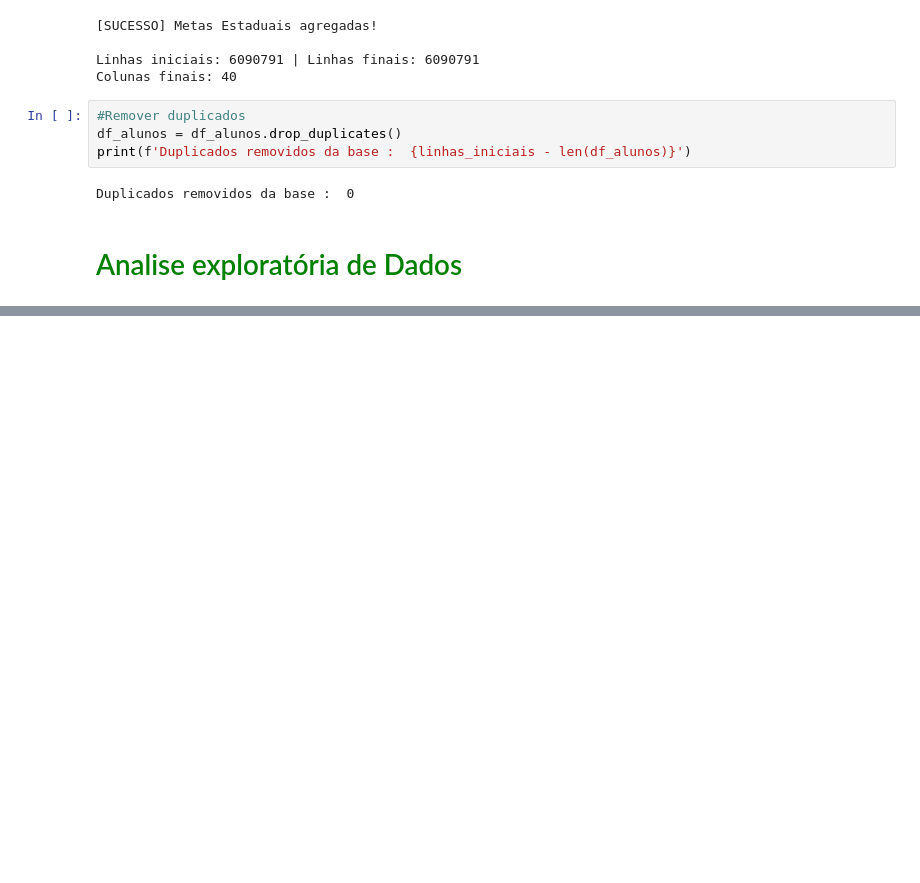
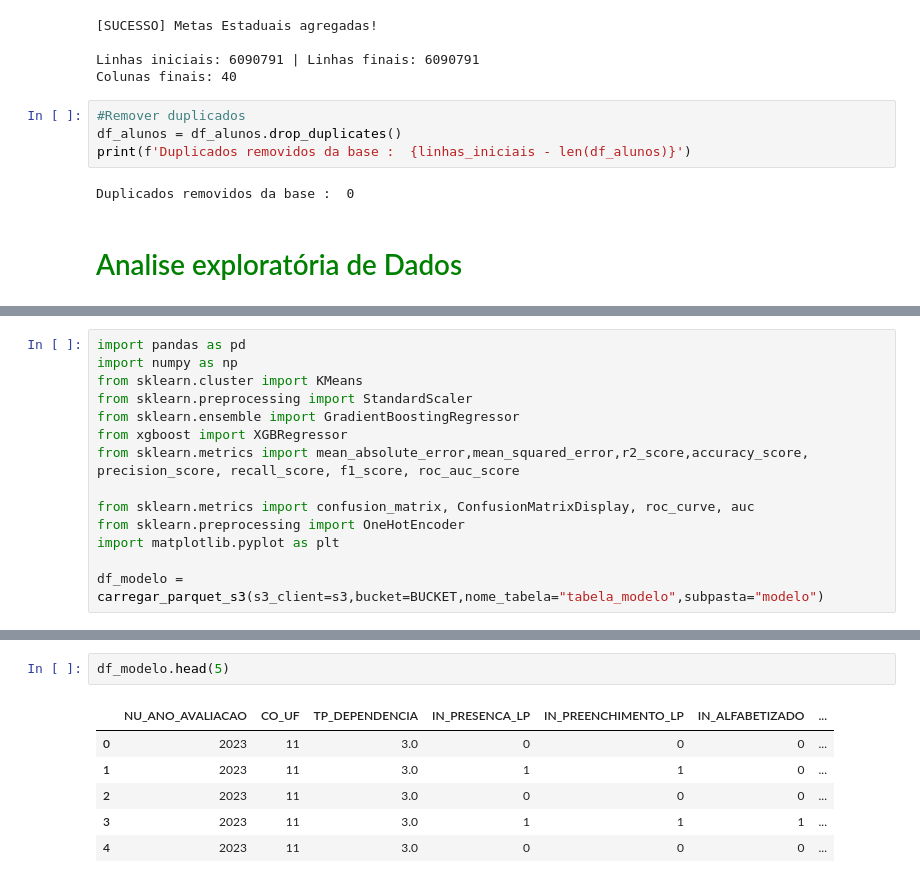
Before and after one commit to LucasRuizMartins/fiap_tech_challenge_03, a Jupyter notebook: notebooks/01 - pipeline.ipynb, the cells around one changed output, grey strips where cells are left out. Saved outputs shown, nothing was run; the diff lists cells and outputs as text; blank space fills up the shorter version.

```diff
--- a/notebooks/01 - pipeline.ipynb
+++ b/notebooks/01 - pipeline.ipynb
@@ -373,0 +243,14 @@ plt.show()
+# %%
+import pandas as pd
+import numpy as np
+from sklearn.cluster import KMeans
+from sklearn.preprocessing import StandardScaler
+from sklearn.ensemble import GradientBoostingRegressor
+from xgboost import XGBRegressor
+from sklearn.metrics import mean_absolute_error,mean_squared_error,r2_score,accuracy_score, precision_score, recall_score, f1_score, roc_auc_score
+
+from sklearn.metrics import confusion_matrix, ConfusionMatrixDisplay, roc_curve, auc
+from sklearn.preprocessing import OneHotEncoder
+import matplotlib.pyplot as plt
+
+df_modelo = carregar_parquet_s3(s3_client=s3,bucket=BUCKET,nome_tabela="tabela_modelo",subpasta="modelo")
@@ -373,0 +301,9 @@ plt.show()
+# %%
+df_modelo.head(5)
+# %% [output]
+|  | NU_ANO_AVALIACAO | CO_UF | TP_DEPENDENCIA | IN_PRESENCA_LP | IN_PREENCHIMENTO_LP | IN_ALFABETIZADO | ... |
+| 0 | 2023 | 11 | 3.0 | 0 | 0 | 0 | ... |
+| 1 | 2023 | 11 | 3.0 | 1 | 1 | 0 | ... |
+| 2 | 2023 | 11 | 3.0 | 0 | 0 | 0 | ... |
+| 3 | 2023 | 11 | 3.0 | 1 | 1 | 1 | ... |
+| 4 | 2023 | 11 | 3.0 | 0 | 0 | 0 | ... |
```
Also changed, not shown: parts of 36 cells of this notebook, 4 other files.
